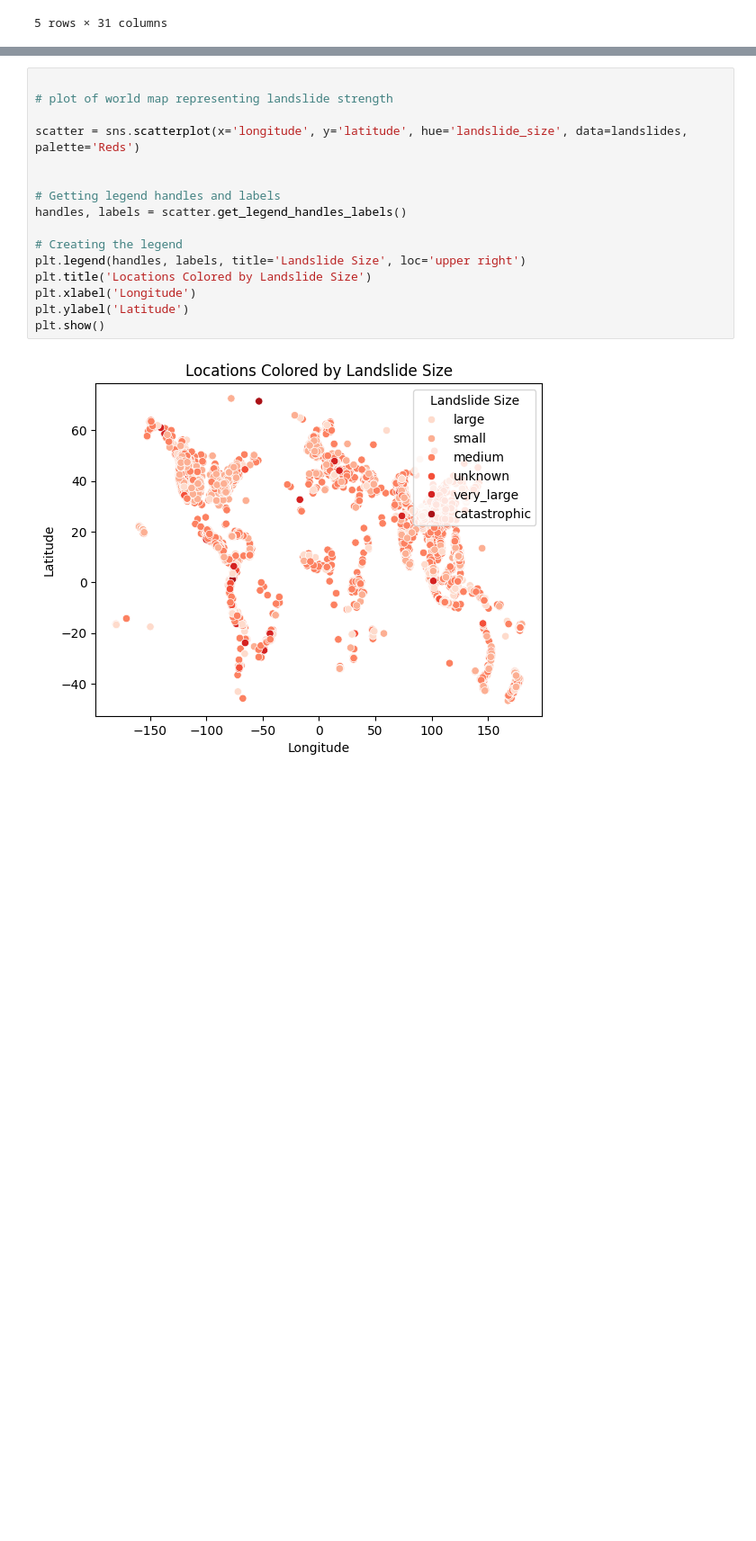
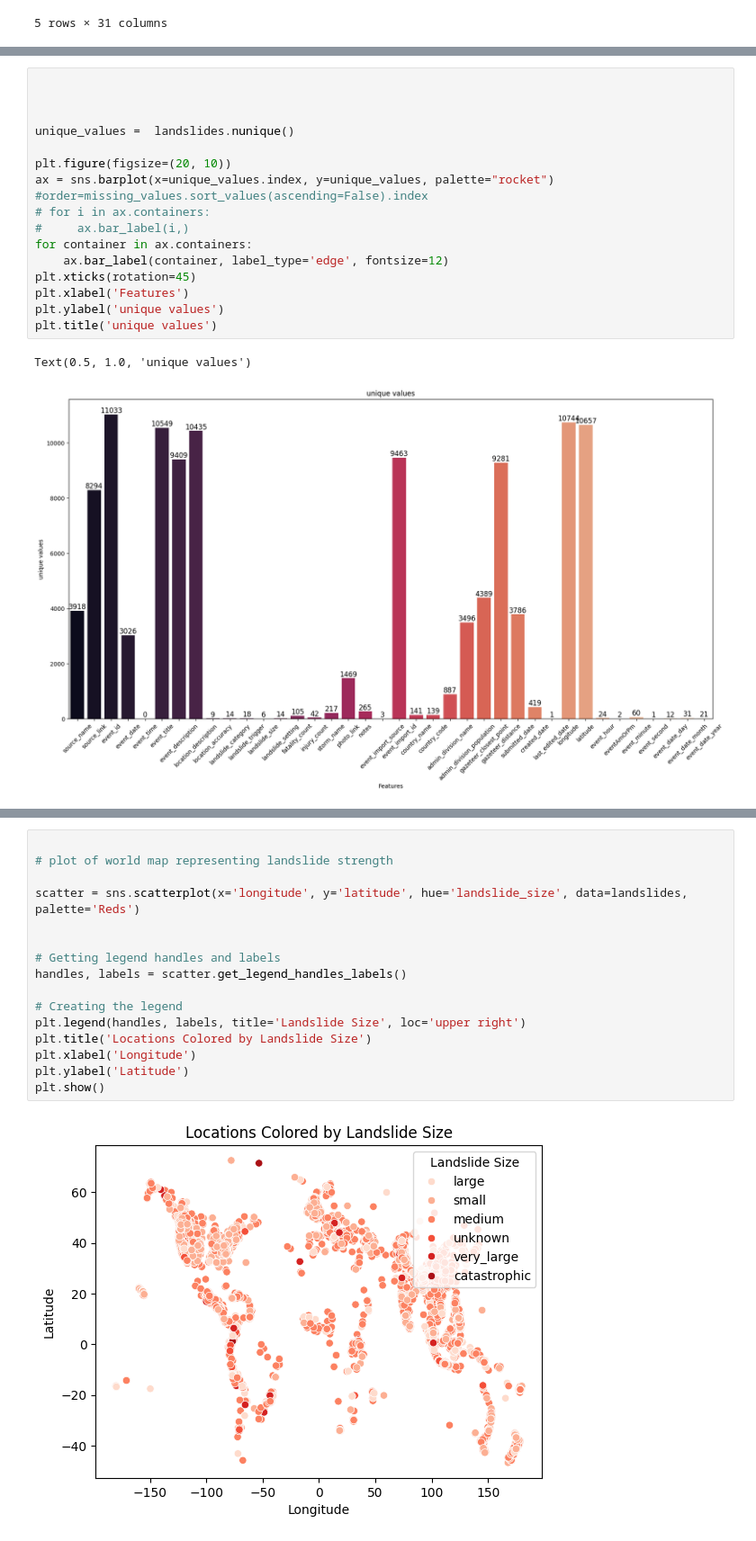
Before and after one commit to Mcrash01/Python-data-analysis, a Jupyter notebook: exploration.ipynb, the cells around one changed output, grey strips where cells are left out. Shown at 90% size. Cells and saved outputs as stored; diff of their text form; blank space fills up the shorter version.

```diff
--- a/exploration.ipynb
+++ b/exploration.ipynb
@@ -89,0 +168,19 @@ plt.show()
+# %%
+
+
+
+unique_values =  landslides.nunique()
+
+plt.figure(figsize=(20, 10))
+ax = sns.barplot(x=unique_values.index, y=unique_values, palette="rocket") #order=missing_values.sort_values(ascending=False).index
+# for i in ax.containers:
+#     ax.bar_label(i,)
+for container in ax.containers:
+    ax.bar_label(container, label_type='edge', fontsize=12)
+plt.xticks(rotation=45)
+plt.xlabel('Features')
+plt.ylabel('unique values')
+plt.title('unique values')
+# %% [output]
+Text(0.5, 1.0, 'unique values')
+[figure, added]
```
Also changed, not shown: parts of 14 cells of this notebook.
